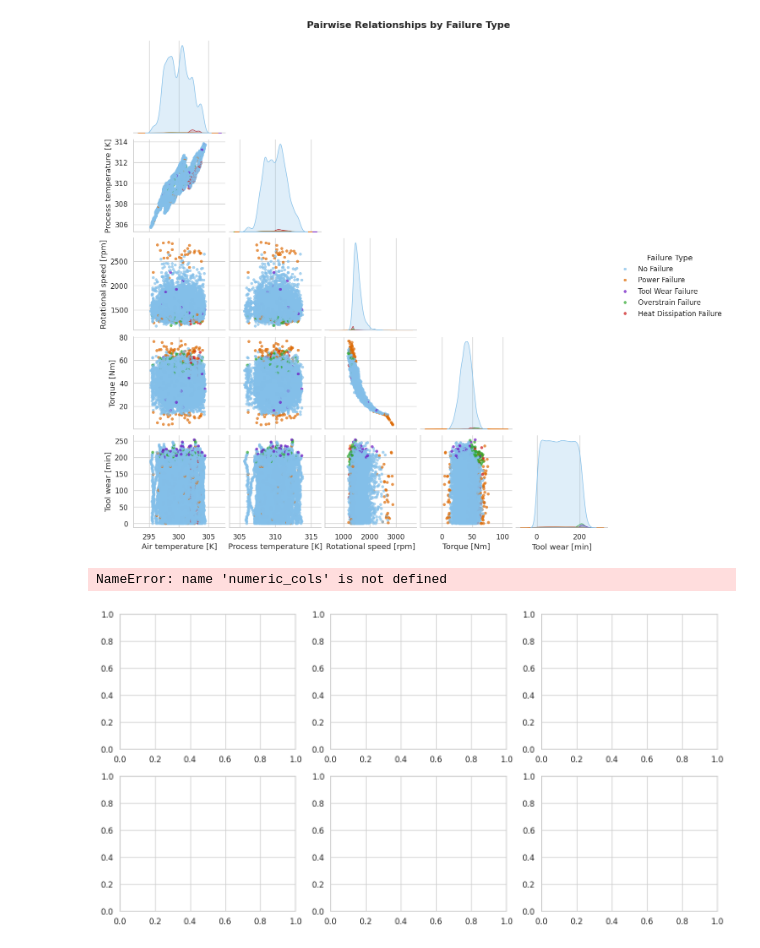
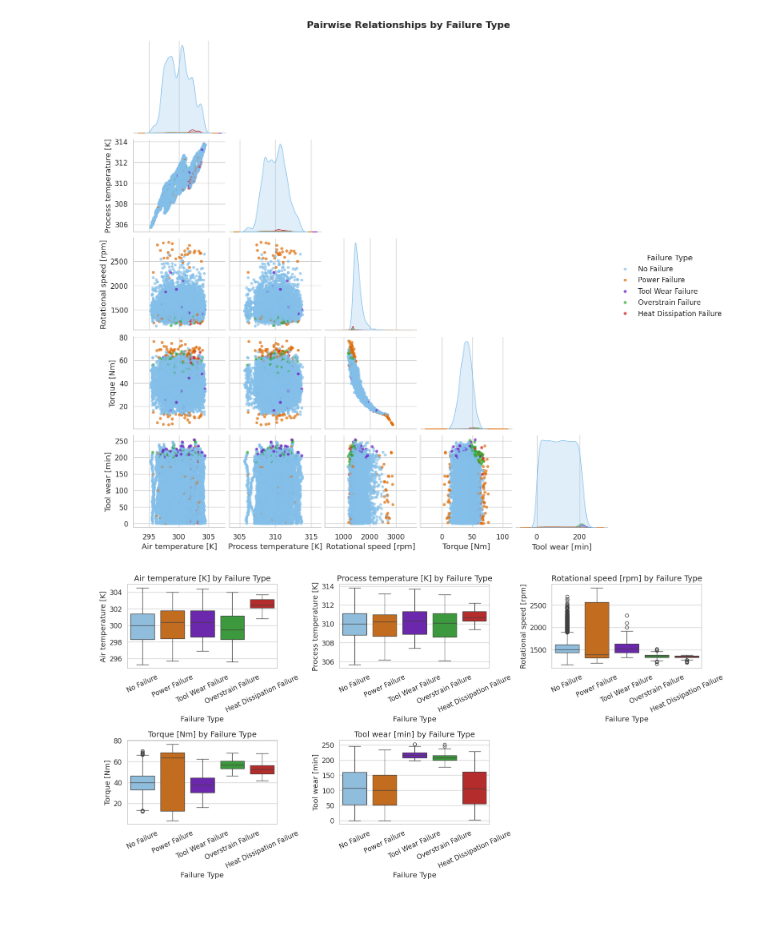
Before and after one commit to GROM1771/DPP-Stackfuel-Data-Analytics, a Jupyter notebook: notebooks/01_exploration.ipynb, the cells around one changed output. Saved outputs shown, nothing was run; the diff lists cells and outputs as text; code cells hidden in the pictures; blank space fills up the shorter version.

```diff
--- a/notebooks/01_exploration.ipynb
+++ b/notebooks/01_exploration.ipynb
@@ -601,27 +599,34 @@ plt.show()
 [figure]
 # %%
 # ============================================================
-#  4. Exploratory Data Analysis: Boxplots by Failure Type
+#  5.8. Exploratory Data Analysis: Boxplots by Failure Type
 # ============================================================
 
 #import warnings
 #warnings.filterwarnings("ignore")
+
+numeric_cols = [
+    "Air temperature [K]",
+    "Process temperature [K]",
+    "Rotational speed [rpm]",
+    "Torque [Nm]",
+    "Tool wear [min]"
+]
 
 fig, axes = plt.subplots(2, 3, figsize=(16, 8))
 axes = axes.flatten()
 
 for i, col in enumerate(numeric_cols):
     sns.boxplot(x='Failure Type', y=col, data=df, palette=PALETTE, ax=axes[i])
     axes[i].set_title(f"{col} by Failure Type", fontsize=14)
     axes[i].set_xlabel("Failure Type")
     axes[i].set_ylabel(col)
     axes[i].tick_params(axis='x', rotation=25)
 
 for j in range(len(numeric_cols), len(axes)):
     fig.delaxes(axes[j])
 
 plt.tight_layout()
 plt.show()
 # %% [output]
-NameError: name 'numeric_cols' is not defined
-[figure, old version]
+[figure, new version]
```
Also changed, not shown: parts of 21 cells of this notebook, 2 other files.
